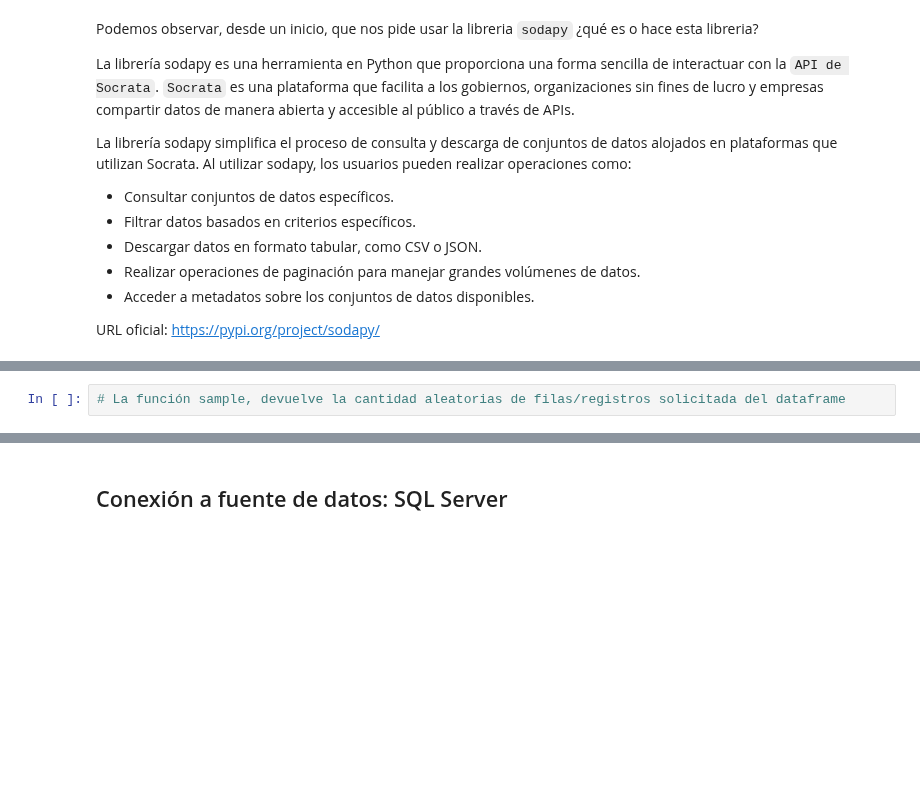
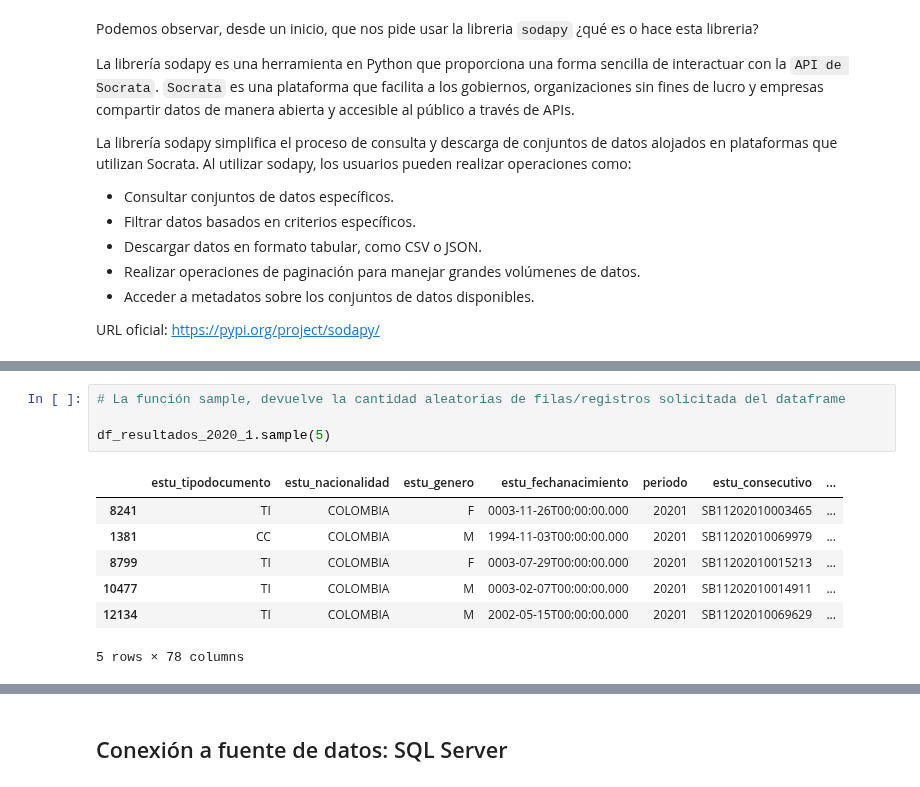
Before and after one commit to lgprietor/M-dulo-1---Talento-Tech, a Jupyter notebook: Copia_de_modulo_1_copia.ipynb, the cells around one changed output, grey strips where cells are left out. Drawn from its saved outputs; the diff is of its cells as text; blank space fills up the shorter version.

```diff
--- a/Copia_de_modulo_1_copia.ipynb
+++ b/Copia_de_modulo_1_copia.ipynb
@@ -509,4 +617,14 @@ URL oficial: https://pypi.org/project/sodapy/
 # %%
 # La función sample, devuelve la cantidad aleatorias de filas/registros solicitada del dataframe
+
+df_resultados_2020_1.sample(5)
+# %% [output]
+|  | estu_tipodocumento | estu_nacionalidad | estu_genero | estu_fechanacimiento | periodo | estu_consecutivo | ... |
+| 8241 | TI | COLOMBIA | F | 0003-11-26T00:00:00.000 | 20201 | SB11202010003465 | ... |
+| 1381 | CC | COLOMBIA | M | 1994-11-03T00:00:00.000 | 20201 | SB11202010069979 | ... |
+| 8799 | TI | COLOMBIA | F | 0003-07-29T00:00:00.000 | 20201 | SB11202010015213 | ... |
+| 10477 | TI | COLOMBIA | M | 0003-02-07T00:00:00.000 | 20201 | SB11202010014911 | ... |
+| 12134 | TI | COLOMBIA | M | 2002-05-15T00:00:00.000 | 20201 | SB11202010069629 | ... |
+5 rows × 78 columns
 # %%
 # La función columns, devuelve el nombre de las columnas del dataframe
```
Also changed, not shown: parts of 17 cells of this notebook.
